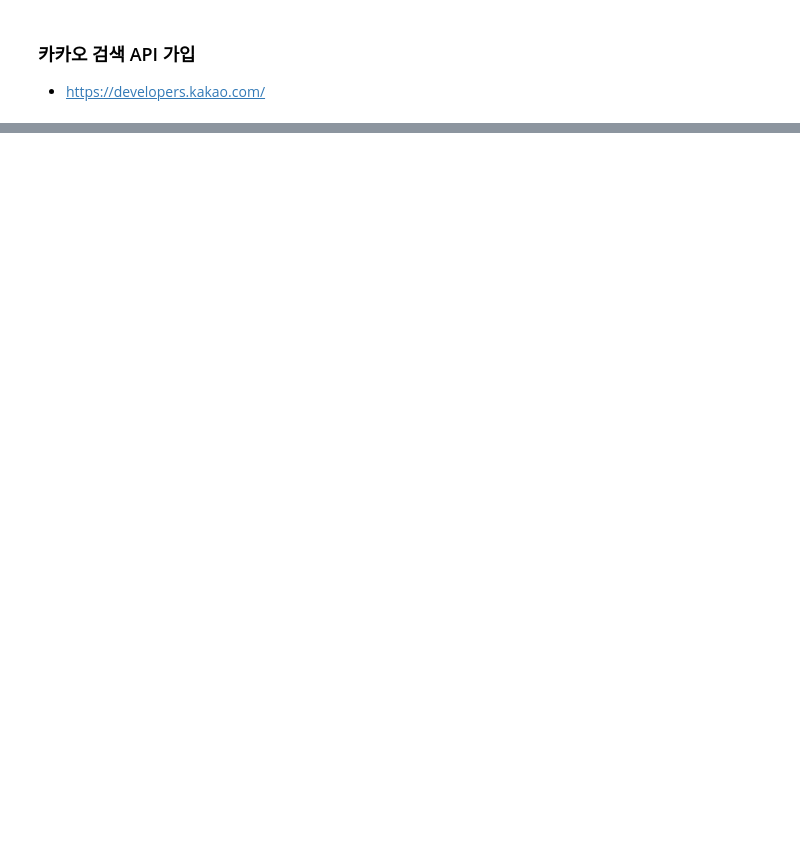
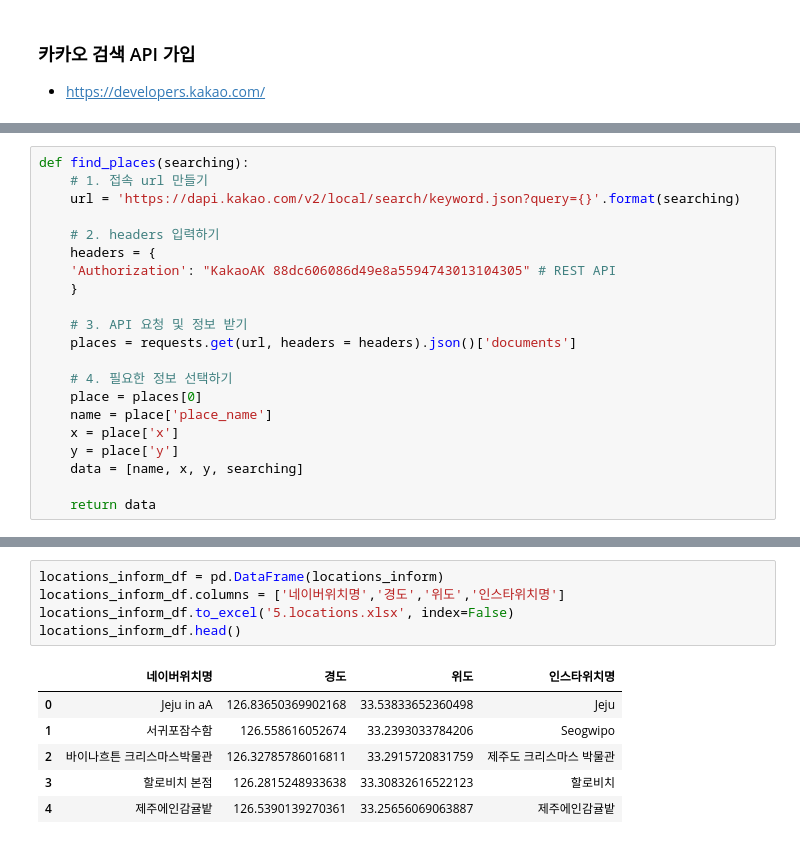
Before and after one commit to Hongbi-Kim/DataAnalysis, a Jupyter notebook: 데이터분석_실무파이썬_강아지/5-2. 지도_시각화.ipynb, the cells around one changed output, grey strips where cells are left out. Drawn from its saved outputs; the diff is of its cells as text; blank space fills up the shorter version.

```diff
--- a/데이터분석_실무파이썬_강아지/5-2. 지도_시각화.ipynb
+++ b/데이터분석_실무파이썬_강아지/5-2. 지도_시각화.ipynb
@@ -61,0 +98,21 @@ locations
+# %%
+def find_places(searching):
+    # 1. 접속 url 만들기
+    url = 'https://dapi.kakao.com/v2/local/search/keyword.json?query={}'.format(searching)
+
+    # 2. headers 입력하기
+    headers = {
+    'Authorization': "KakaoAK 88dc606086d49e8a5594743013104305" # REST API
+    }
+
+    # 3. API 요청 및 정보 받기
+    places = requests.get(url, headers = headers).json()['documents']
+
+    # 4. 필요한 정보 선택하기
+    place = places[0]
+    name = place['place_name']
+    x = place['x']
+    y = place['y']
+    data = [name, x, y, searching]
+
+    return data
@@ -61,0 +158,12 @@ locations
+# %%
+locations_inform_df = pd.DataFrame(locations_inform)
+locations_inform_df.columns = ['네이버위치명','경도','위도','인스타위치명']
+locations_inform_df.to_excel('5.locations.xlsx', index=False)
+locations_inform_df.head()
+# %% [output]
+|  | 네이버위치명 | 경도 | 위도 | 인스타위치명 |
+| 0 | Jeju in aA | 126.83650369902168 | 33.53833652360498 | Jeju |
+| 1 | 서귀포잠수함 | 126.558616052674 | 33.2393033784206 | Seogwipo |
+| 2 | 바이나흐튼 크리스마스박물관 | 126.32785786016811 | 33.2915720831759 | 제주도 크리스마스 박물관 |
+| 3 | 할로비치 본점 | 126.2815248933638 | 33.30832616522123 | 할로비치 |
+| 4 | 제주에인감귤밭 | 126.5390139270361 | 33.25656069063887 | 제주에인감귤밭 |
```
Also changed, not shown: parts of 35 cells of this notebook, 2 other files.
